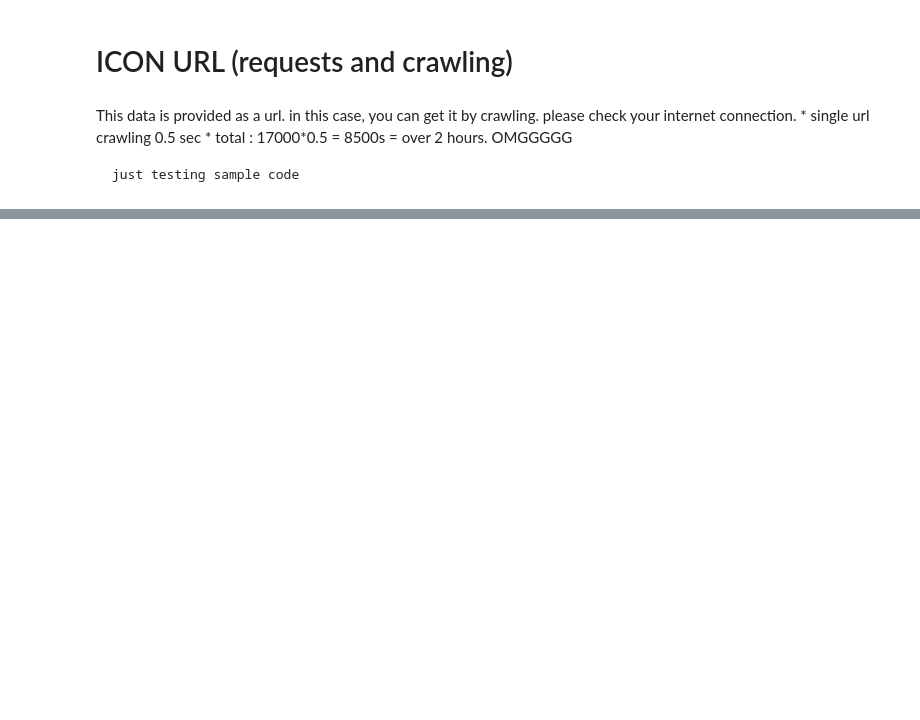
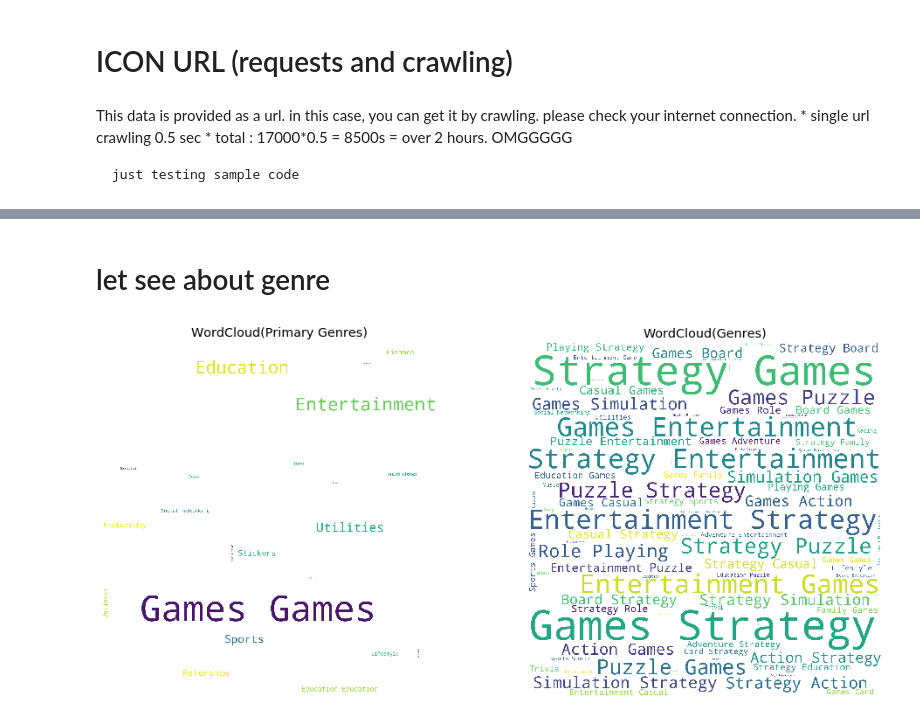
Before and after one commit to divaymohan/Easy-Data-Science, a Jupyter notebook: Data_Science_Exploratery_data_analysis/17k_apple_app_store_strategy_games_kaggle_data/17k-app-EDA.ipynb, the cells around one changed output, grey strips where cells are left out. Saved outputs shown, nothing was run; the diff lists cells and outputs as text; code cells hidden in the pictures; blank space fills up the shorter version.

```diff
--- a/Data_Science_Exploratery_data_analysis/17k_apple_app_store_strategy_games_kaggle_data/17k-app-EDA.ipynb
+++ b/Data_Science_Exploratery_data_analysis/17k_apple_app_store_strategy_games_kaggle_data/17k-app-EDA.ipynb
@@ -145,0 +236,16 @@ show(p)
+# %% [markdown]
+# let see about genre
+# %%
+%%time
+fig, ax = plt.subplots(1,2,figsize=(16,32))
+wordcloud = WordCloud(background_color='white',width=1500,height=1500).generate(' '.join(data['Primary Genre'].dropna()))
+wordcloud_sub = WordCloud(background_color='white',width=1500,height=1500).generate(' '.join(data['Genres'].dropna().astype(str)))
+ax[0].imshow(wordcloud)
+ax[0].axis('off')
+ax[0].set_title('WordCloud(Primary Genres)')
+ax[1].imshow(wordcloud_sub)
+ax[1].axis('off')
+ax[1].set_title('WordCloud(Genres)')
+plt.show()
+# %% [output]
+[figure, added]
```
Also changed, not shown: parts of 22 cells of this notebook, 1 other file.
